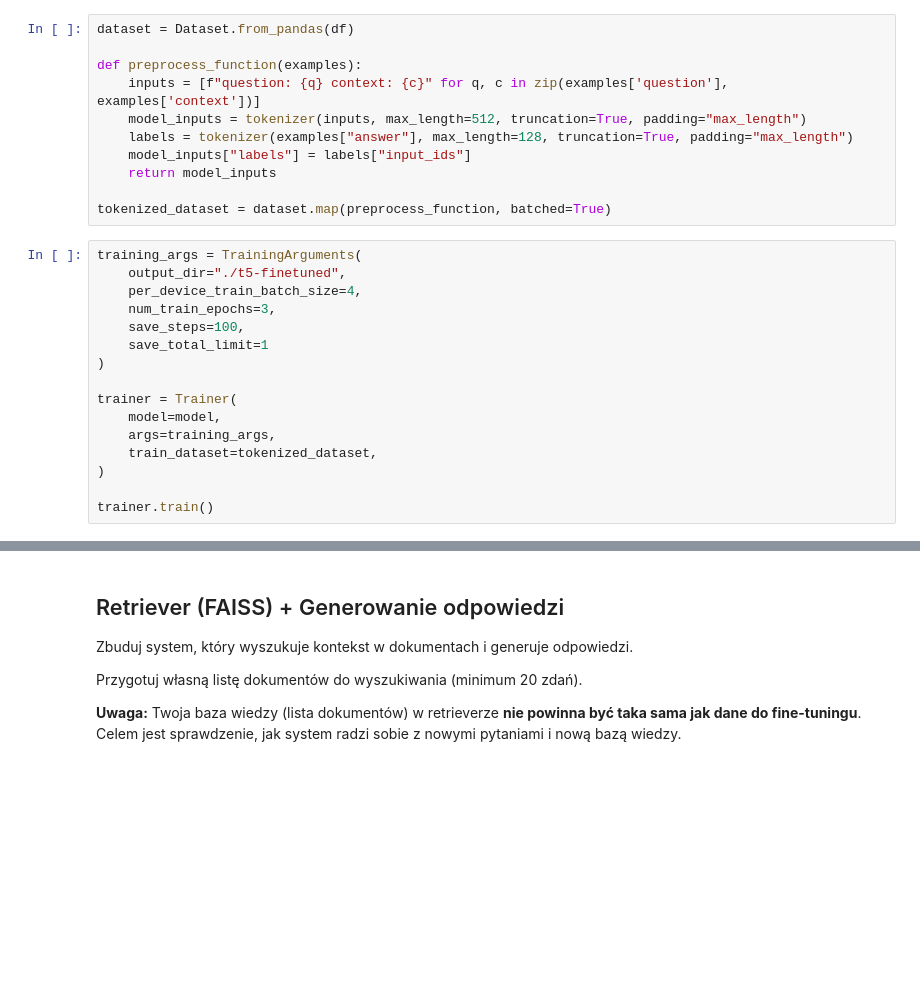
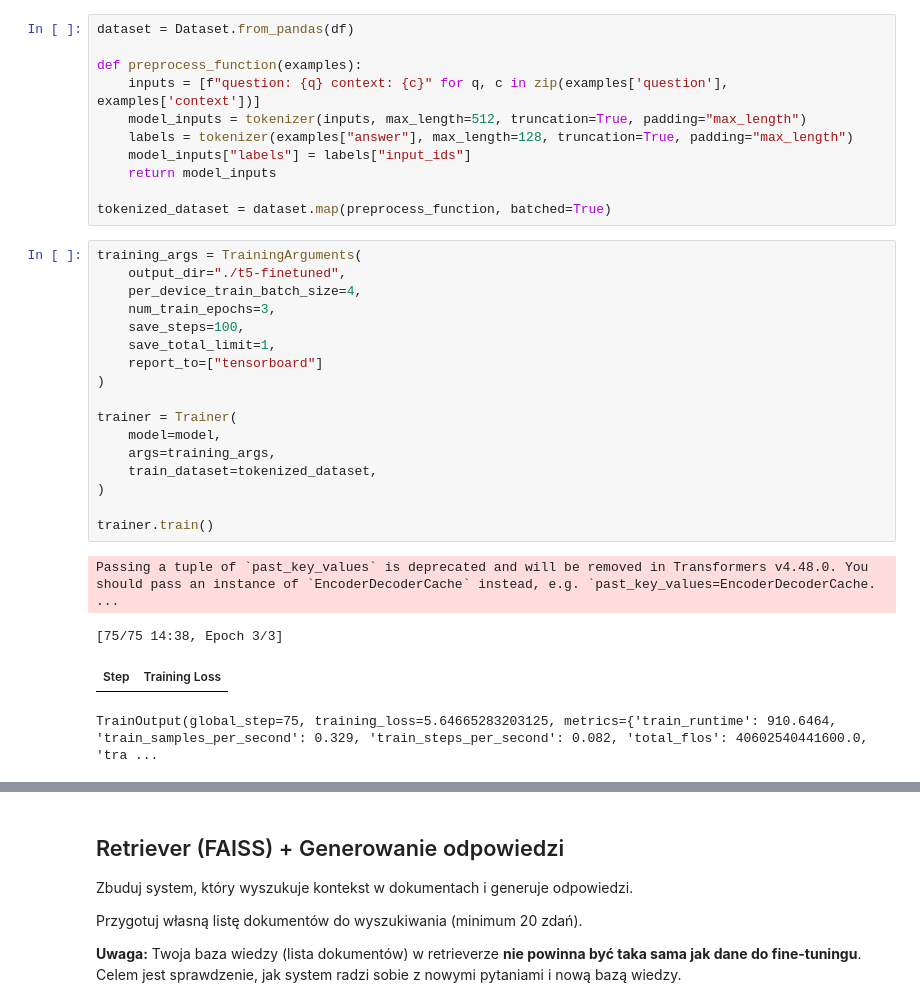
Before and after one commit to PawelCedzich/NLPLabs, a Jupyter notebook: Lista 8/T5_Fine_Tuning_RAG_FAISS.ipynb, the cells around one changed output, grey strips where cells are left out. Saved outputs shown, nothing was run; the diff lists cells and outputs as text; blank space fills up the shorter version.

```diff
--- a/Lista 8/T5_Fine_Tuning_RAG_FAISS.ipynb
+++ b/Lista 8/T5_Fine_Tuning_RAG_FAISS.ipynb
@@ -72,19 +104,25 @@ tokenized_dataset = dataset.map(preprocess_function, batched=True)
 # %%
 training_args = TrainingArguments(
     output_dir="./t5-finetuned",
     per_device_train_batch_size=4,
     num_train_epochs=3,
     save_steps=100,
-    save_total_limit=1
+    save_total_limit=1,
+    report_to=["tensorboard"]
 )
 
 trainer = Trainer(
     model=model,
     args=training_args,
     train_dataset=tokenized_dataset,
 )
 
 trainer.train()
+# %% [output]
+Passing a tuple of `past_key_values` is deprecated and will be removed in Transformers v4.48.0. You should pass an instance of `EncoderDecoderCache` instead, e.g. `past_key_values=EncoderDecoderCache. ...
+[75/75 14:38, Epoch 3/3]
+| Step | Training Loss |
+TrainOutput(global_step=75, training_loss=5.64665283203125, metrics={'train_runtime': 910.6464, 'train_samples_per_second': 0.329, 'train_steps_per_second': 0.082, 'total_flos': 40602540441600.0, 'tra ...
 # %%
 # Sprawdź czy model jest w stanie odpowiedzieć na pytania z Twojego zbioru danych!
 # Możesz zmodyfikować parametry treningu
```
Also changed, not shown: parts of 4 cells of this notebook.
